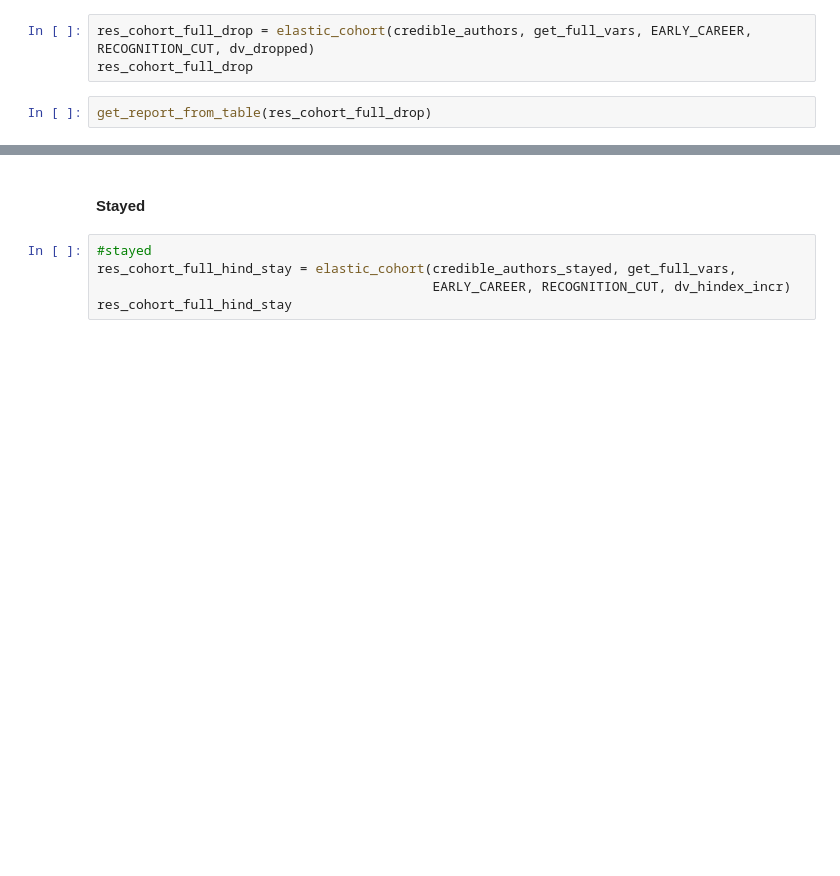
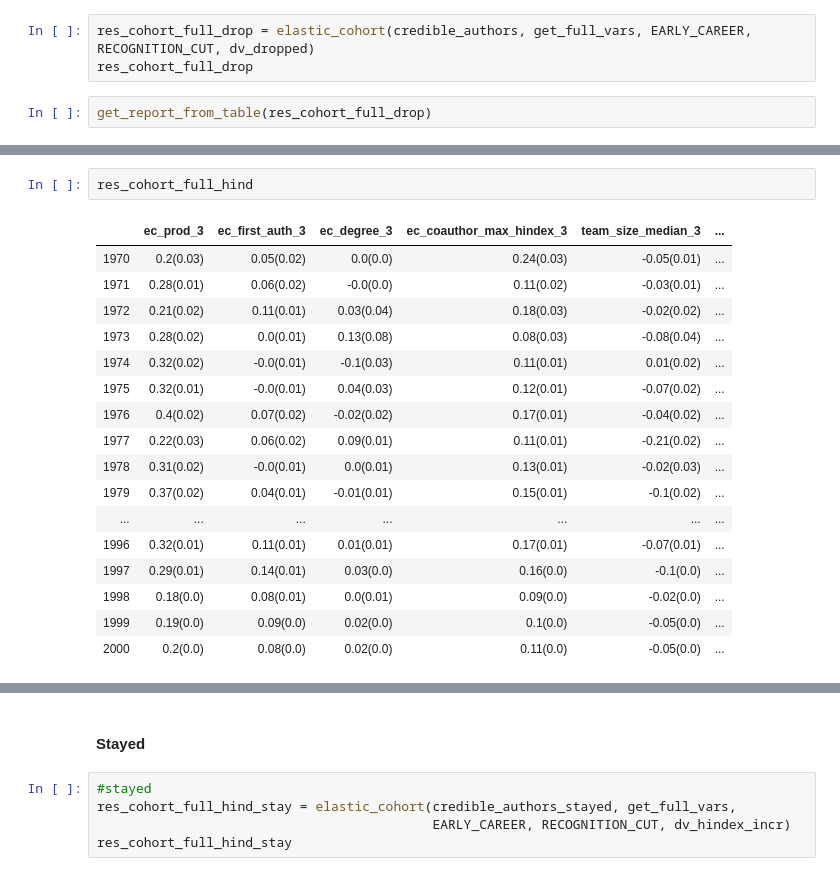
Before and after one commit to gesiscss/inequality, a Jupyter notebook: 3. Correlations and Linear.ipynb, the cells around one changed output, grey strips where cells are left out. Saved outputs shown, nothing was run; the diff lists cells and outputs as text; blank space fills up the shorter version.

```diff
--- a/3. Correlations and Linear.ipynb
+++ b/3. Correlations and Linear.ipynb
@@ -631,0 +616,20 @@ get_report_from_table(res_cohort_full_hind)
+# %%
+res_cohort_full_hind
+# %% [output]
+|  | ec_prod_3 | ec_first_auth_3 | ec_degree_3 | ec_coauthor_max_hindex_3 | team_size_median_3 | ... |
+| 1970 | 0.2(0.03) | 0.05(0.02) | 0.0(0.0) | 0.24(0.03) | -0.05(0.01) | ... |
+| 1971 | 0.28(0.01) | 0.06(0.02) | -0.0(0.0) | 0.11(0.02) | -0.03(0.01) | ... |
+| 1972 | 0.21(0.02) | 0.11(0.01) | 0.03(0.04) | 0.18(0.03) | -0.02(0.02) | ... |
+| 1973 | 0.28(0.02) | 0.0(0.01) | 0.13(0.08) | 0.08(0.03) | -0.08(0.04) | ... |
+| 1974 | 0.32(0.02) | -0.0(0.01) | -0.1(0.03) | 0.11(0.01) | 0.01(0.02) | ... |
+| 1975 | 0.32(0.01) | -0.0(0.01) | 0.04(0.03) | 0.12(0.01) | -0.07(0.02) | ... |
+| 1976 | 0.4(0.02) | 0.07(0.02) | -0.02(0.02) | 0.17(0.01) | -0.04(0.02) | ... |
+| 1977 | 0.22(0.03) | 0.06(0.02) | 0.09(0.01) | 0.11(0.01) | -0.21(0.02) | ... |
+| 1978 | 0.31(0.02) | -0.0(0.01) | 0.0(0.01) | 0.13(0.01) | -0.02(0.03) | ... |
+| 1979 | 0.37(0.02) | 0.04(0.01) | -0.01(0.01) | 0.15(0.01) | -0.1(0.02) | ... |
+| ... | ... | ... | ... | ... | ... | ... |
+| 1996 | 0.32(0.01) | 0.11(0.01) | 0.01(0.01) | 0.17(0.01) | -0.07(0.01) | ... |
+| 1997 | 0.29(0.01) | 0.14(0.01) | 0.03(0.0) | 0.16(0.0) | -0.1(0.0) | ... |
+| 1998 | 0.18(0.0) | 0.08(0.01) | 0.0(0.01) | 0.09(0.0) | -0.02(0.0) | ... |
+| 1999 | 0.19(0.0) | 0.09(0.0) | 0.02(0.0) | 0.1(0.0) | -0.05(0.0) | ... |
+| 2000 | 0.2(0.0) | 0.08(0.0) | 0.02(0.0) | 0.11(0.0) | -0.05(0.0) | ... |
```
Also changed, not shown: parts of 23 cells of this notebook, 6 other files.
